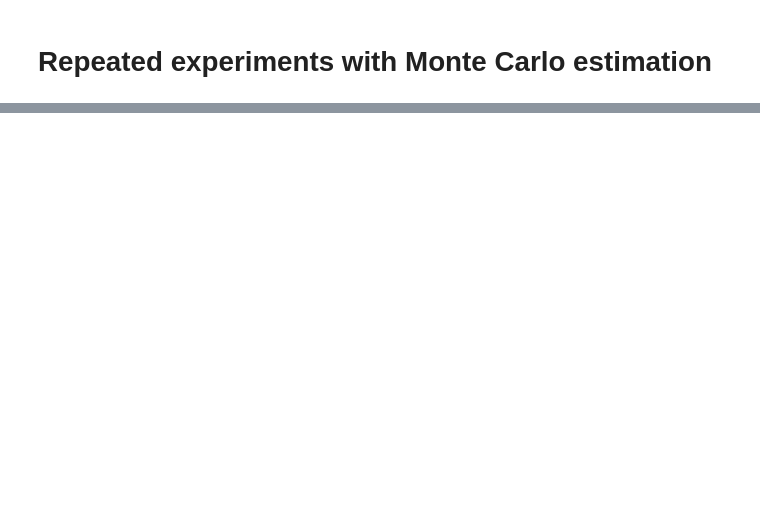
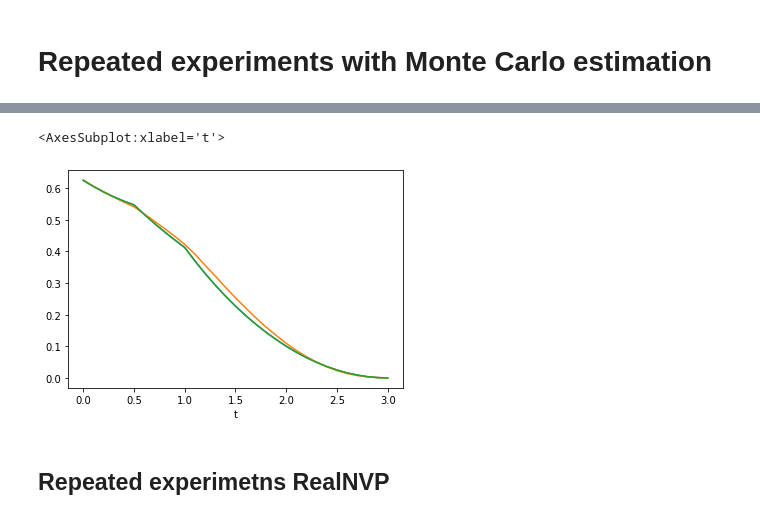
Before and after one commit to SirPentyna/mgr_normalizing_flows, a Jupyter notebook: Repeated experiments with Monte Carlo estimation.ipynb, the cells around one changed output, grey strips where cells are left out. Saved outputs shown, nothing was run; the diff lists cells and outputs as text; code cells hidden in the pictures; blank space fills up the shorter version.

```diff
--- a/Repeated experiments with Monte Carlo estimation.ipynb
+++ b/Repeated experiments with Monte Carlo estimation.ipynb
@@ -150,0 +177,9 @@ plt.show()
+# %%
+means_df['true_probs'].plot()
+means_df['cmc_2048'].plot()
+means_df['probs_x_np'].plot()
+# %% [output]
+<AxesSubplot:xlabel='t'>
+[figure, added]
+# %% [markdown]
+## Repeated experimetns RealNVP
```
Also changed, not shown: parts of 7 cells of this notebook, 2 other files.
